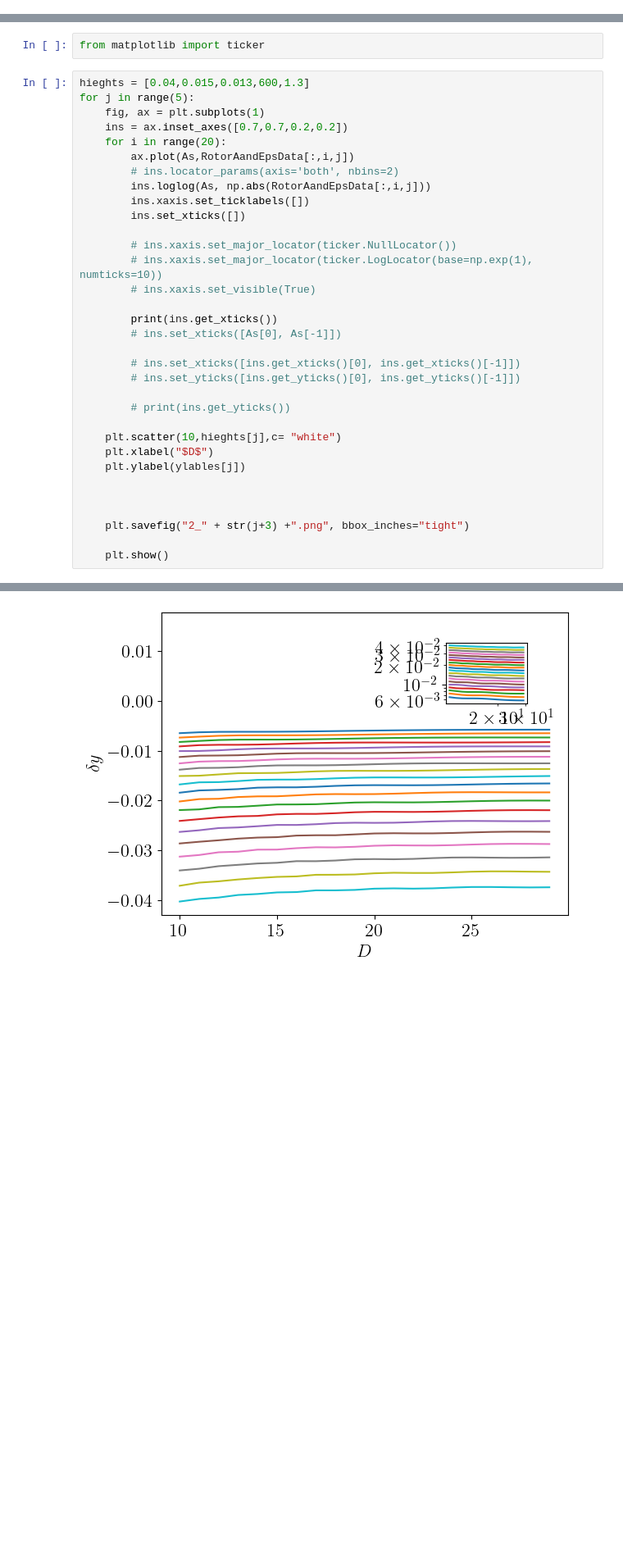
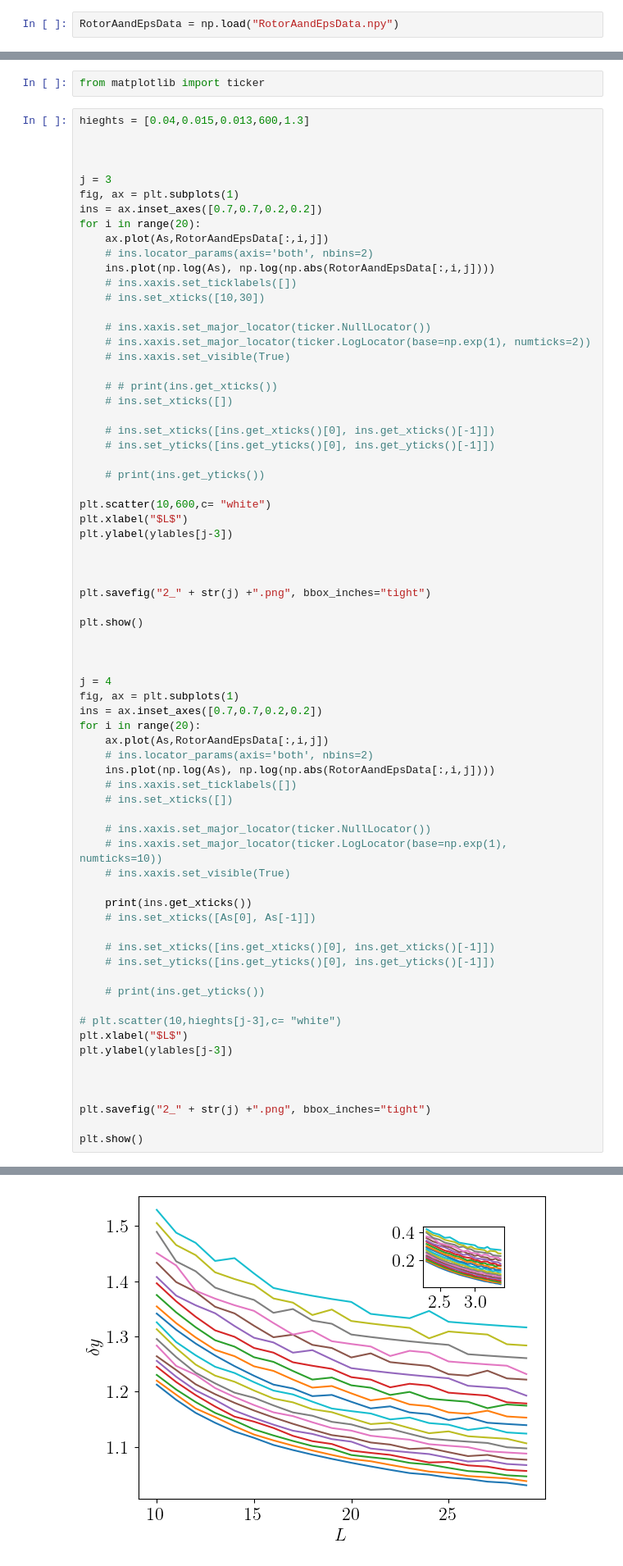
Before and after one commit to alireza-astane/starSwimmer3D, a Jupyter notebook: swimmerProject/phase2.ipynb, the cells around one changed output, grey strips where cells are left out. Shown at 82% size. Cells and saved outputs as stored; diff of their text form; blank space fills up the shorter version.

```diff
--- a/swimmerProject/phase2.ipynb
+++ b/swimmerProject/phase2.ipynb
@@ -816,2 +794,4 @@ FileNotFoundError: [Errno 2] No such file or directory: 'q.npy'
 # %%
 np.save("RotorAandEpsData.npy",RotorAandEpsData)
+# %%
+RotorAandEpsData = np.load("RotorAandEpsData.npy")
@@ -840,35 +813,72 @@ ins.set_yticks([])
 from matplotlib import ticker
 # %%
 hieghts = [0.04,0.015,0.013,600,1.3]
-for j in range(5):
-    fig, ax = plt.subplots(1)
-    ins = ax.inset_axes([0.7,0.7,0.2,0.2])
-    for i in range(20):
-        ax.plot(As,RotorAandEpsData[:,i,j])
-        # ins.locator_params(axis='both', nbins=2)
-        ins.loglog(As, np.abs(RotorAandEpsData[:,i,j]))
-        ins.xaxis.set_ticklabels([])
-        ins.set_xticks([])
-
-        # ins.xaxis.set_major_locator(ticker.NullLocator())
-        # ins.xaxis.set_major_locator(ticker.LogLocator(base=np.exp(1), numticks=10))
-        # ins.xaxis.set_visible(True)
-
-        print(ins.get_xticks())
-        # ins.set_xticks([As[0], As[-1]])
-
-        # ins.set_xticks([ins.get_xticks()[0], ins.get_xticks()[-1]])
-        # ins.set_yticks([ins.get_yticks()[0], ins.get_yticks()[-1]])
-
-        # print(ins.get_yticks())
-
-    plt.scatter(10,hieghts[j],c= "white")
-    plt.xlabel("$D$")
-    plt.ylabel(ylables[j])
 
 
 
-    plt.savefig("2_" + str(j+3) +".png", bbox_inches="tight")
+j = 3
+fig, ax = plt.subplots(1)
+ins = ax.inset_axes([0.7,0.7,0.2,0.2])
+for i in range(20):
+    ax.plot(As,RotorAandEpsData[:,i,j])
+    # ins.locator_params(axis='both', nbins=2)
+    ins.plot(np.log(As), np.log(np.abs(RotorAandEpsData[:,i,j])))
+    # ins.xaxis.set_ticklabels([])
+    # ins.set_xticks([10,30])
 
-    plt.show()
+    # ins.xaxis.set_major_locator(ticker.NullLocator())
+    # ins.xaxis.set_major_locator(ticker.LogLocator(base=np.exp(1), numticks=2))
+    # ins.xaxis.set_visible(True)
+
+    # # print(ins.get_xticks())
+    # ins.set_xticks([])
+
+    # ins.set_xticks([ins.get_xticks()[0], ins.get_xticks()[-1]])
+    # ins.set_yticks([ins.get_yticks()[0], ins.get_yticks()[-1]])
+
+    # print(ins.get_yticks())
+
+plt.scatter(10,600,c= "white")
+plt.xlabel("$L$")
+plt.ylabel(ylables[j-3])
+
+
+
+plt.savefig("2_" + str(j) +".png", bbox_inches="tight")
+
+plt.show()
+
+
+
+j = 4
+fig, ax = plt.subplots(1)
+ins = ax.inset_axes([0.7,0.7,0.2,0.2])
+for i in range(20):
+    ax.plot(As,RotorAandEpsData[:,i,j])
+    # ins.locator_params(axis='both', nbins=2)
+    ins.plot(np.log(As), np.log(np.abs(RotorAandEpsData[:,i,j])))
+    # ins.xaxis.set_ticklabels([])
+    # ins.set_xticks([])
+
+    # ins.xaxis.set_major_locator(ticker.NullLocator())
+    # ins.xaxis.set_major_locator(ticker.LogLocator(base=np.exp(1), numticks=10))
+    # ins.xaxis.set_visible(True)
+
+    print(ins.get_xticks())
+    # ins.set_xticks([As[0], As[-1]])
+
+    # ins.set_xticks([ins.get_xticks()[0], ins.get_xticks()[-1]])
+    # ins.set_yticks([ins.get_yticks()[0], ins.get_yticks()[-1]])
+
+    # print(ins.get_yticks())
+
+# plt.scatter(10,hieghts[j-3],c= "white")
+plt.xlabel("$L$")
+plt.ylabel(ylables[j-3])
+
+
+
+plt.savefig("2_" + str(j) +".png", bbox_inches="tight")
+
+plt.show()
 # %% [output]
@@ -916 +906 @@ for j in range(5):
-[figure, old version]
+[figure, new version]
```
Also changed, not shown: parts of 19 cells of this notebook, 16 other files.
